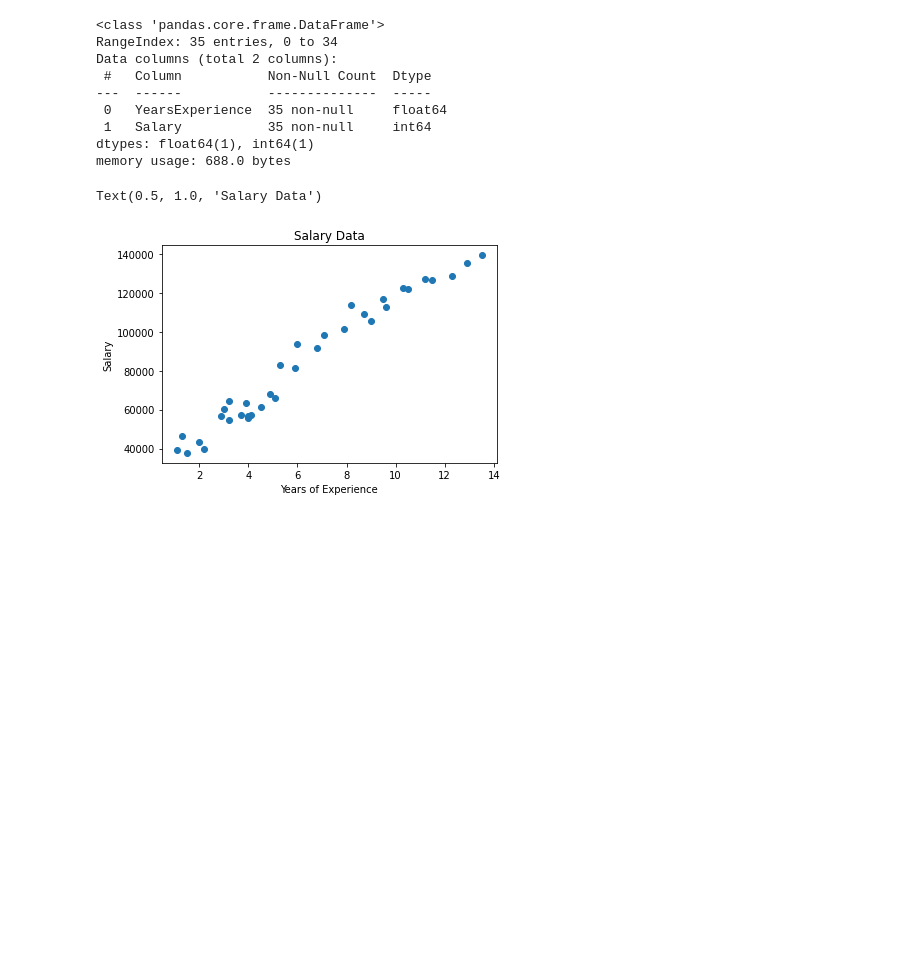
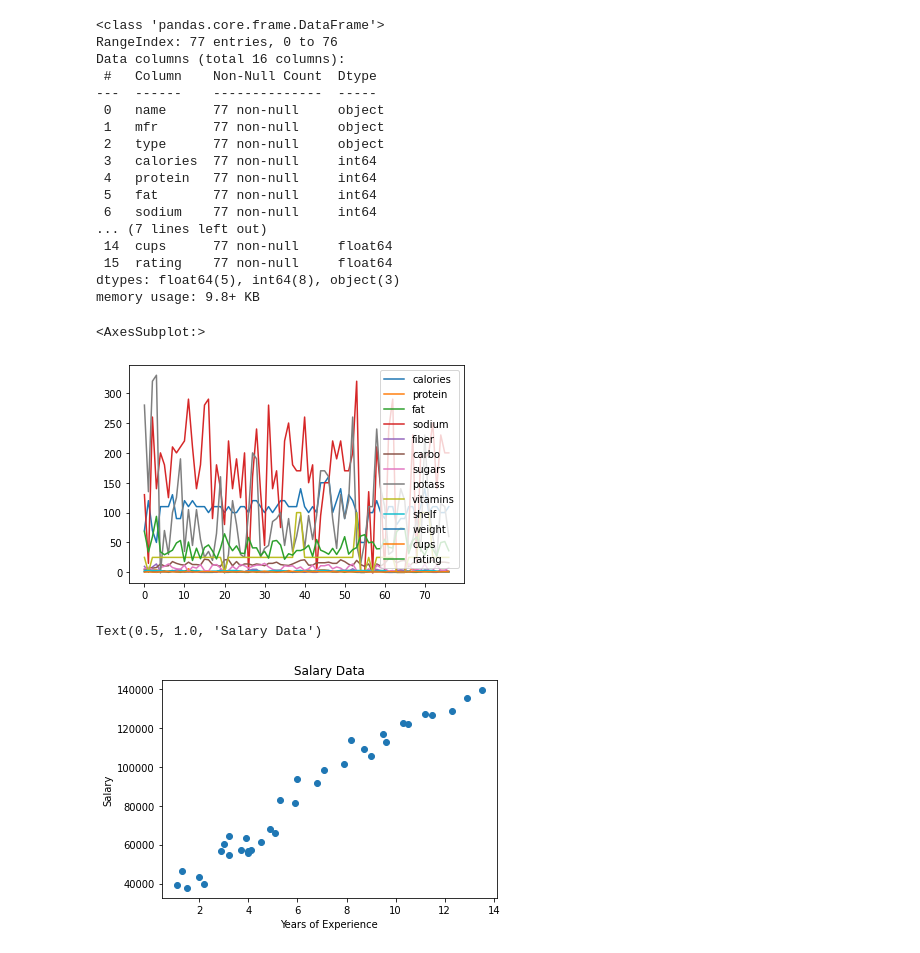
Before and after one commit to LTUC/amman-python-401d6, a Jupyter notebook: class-13/demo/salary-live/regression.ipynb, the cells around one changed output. Drawn from its saved outputs; the diff is of its cells as text; code cells hidden in the pictures; blank space fills up the shorter version.

```diff
--- a/class-13/demo/salary-live/regression.ipynb
+++ b/class-13/demo/salary-live/regression.ipynb
@@ -7,16 +10,27 @@ from sklearn.model_selection import train_test_split
 # %%
-salary_df = pd.read_csv('salary.csv')
+salary_df = pd.read_csv('../../../class-12/demo/cereal/cereal.csv')
 salary_df.info()
+# salary_df.plot()
 # %% [output]
 <class 'pandas.core.frame.DataFrame'>
-RangeIndex: 35 entries, 0 to 34
-Data columns (total 2 columns):
- #   Column           Non-Null Count  Dtype
----  ------           --------------  -----
- 0   YearsExperience  35 non-null     float64
- 1   Salary           35 non-null     int64
-dtypes: float64(1), int64(1)
-memory usage: 688.0 bytes
+RangeIndex: 77 entries, 0 to 76
+Data columns (total 16 columns):
+ #   Column    Non-Null Count  Dtype
+---  ------    --------------  -----
+ 0   name      77 non-null     object
+ 1   mfr       77 non-null     object
+ 2   type      77 non-null     object
+ 3   calories  77 non-null     int64
+ 4   protein   77 non-null     int64
+ 5   fat       77 non-null     int64
+ 6   sodium    77 non-null     int64
+... (7 lines left out)
+ 14  cups      77 non-null     float64
+ 15  rating    77 non-null     float64
+dtypes: float64(5), int64(8), object(3)
+memory usage: 9.8+ KB
+<AxesSubplot:>
+[figure, added]
 # %%
 plt.scatter(salary_df["YearsExperience"],salary_df["Salary"])
 plt.xlabel("Years of Experience")
```
Also changed, not shown: parts of 1 cell of this notebook, 12 other files.
